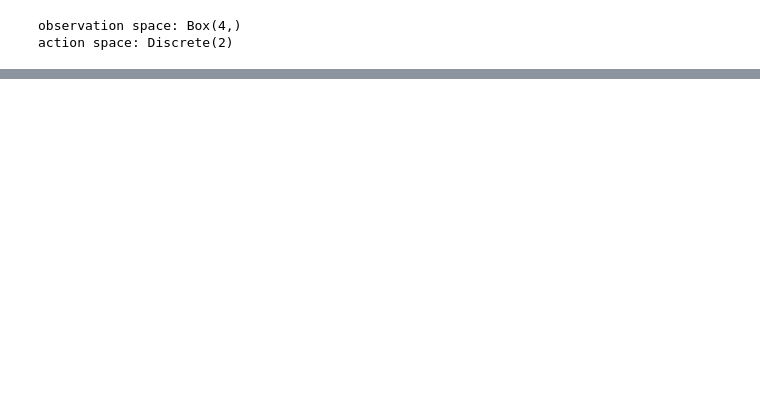
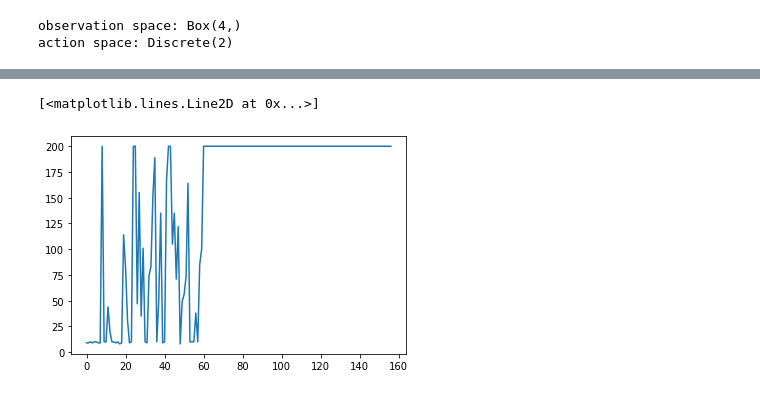
Before and after one commit to andrefmsmith/amsRL_openAIgym, a Jupyter notebook: CodeBlog_Cartpole_Policy.ipynb, the cells around one changed output, grey strips where cells are left out. Drawn from its saved outputs; the diff is of its cells as text; code cells hidden in the pictures; blank space fills up the shorter version.

```diff
--- a/CodeBlog_Cartpole_Policy.ipynb
+++ b/CodeBlog_Cartpole_Policy.ipynb
@@ -122,3 +144,0 @@ def hill_climbing_steepest_ANS(policy, n_episodes=1000, max_t=1000, gamma=1.0, p
-# %%
-policy_net = PolicyNet(s_sz, a_sz, pop_size=1)
-scores, search_r = hill_climbing_steepest_ANS(policy_net, n_episodes=1000, print_every=10)
@@ -133,6 +160,7 @@ print(pop)
 # %%
+from IPython import display
 torender_episodes = 3
-torender_frames = 300
+torender_frames = 100
 
 plt.figure(figsize=(9,9))
 
@@ -140,12 +168,14 @@ for i in range(0,torender_episodes):
     state = env.reset()
     img = plt.imshow(env.render(mode='rgb_array'))
     for j in range(torender_frames):
-        action = policy_net.act(state)
+        action = policy.act(state)
         img.set_data(env.render(mode='rgb_array'))
         plt.axis('off')
+        plt.text(50,50,j)
         display.display(plt.gcf())
         display.clear_output(wait=True)
         state, reward, done, _ = env.step(action)
+        plt.text(50,50.'')
         if done:
             break
 
@@ -154,0 +240,5 @@ policy_net.w
+# %%
+plt.plot(scores_steepest)
+# %% [output]
+[<matplotlib.lines.Line2D at 0x...>]
+[figure, added]
```
Also changed, not shown: parts of 16 cells of this notebook.
